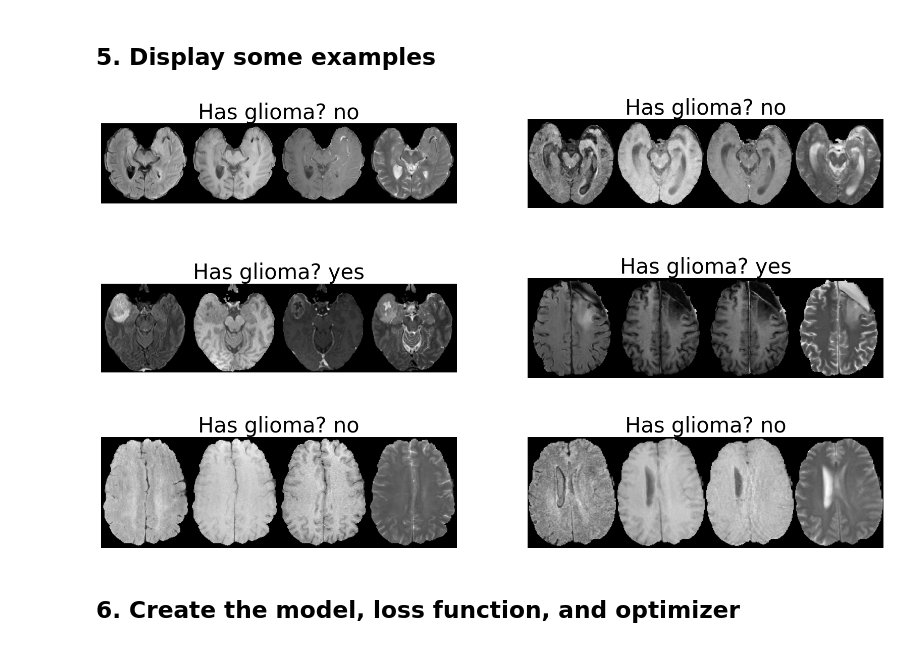
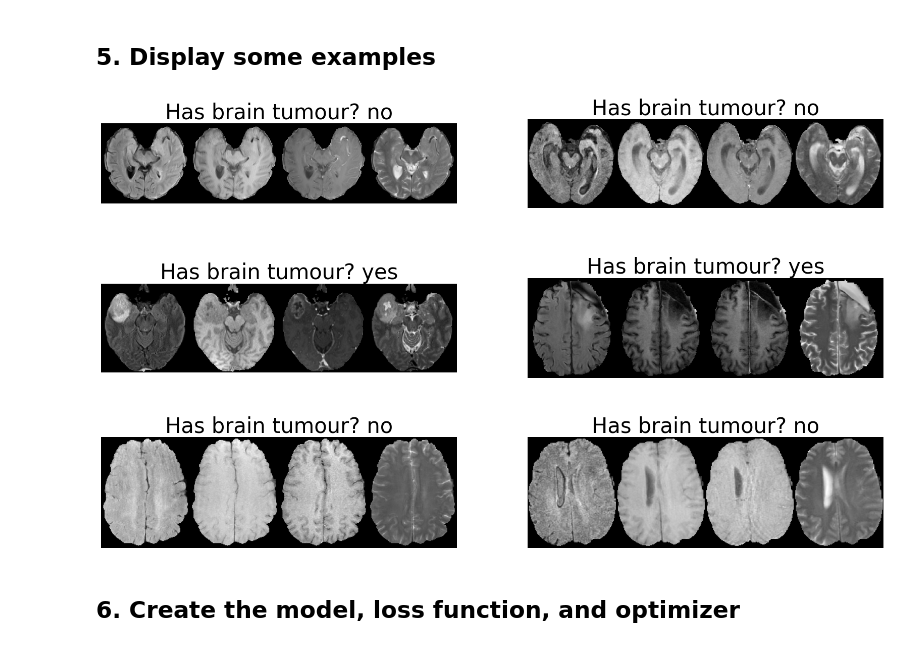
Before and after one commit to JianpanHuang/HKU_DRAD6213, a Jupyter notebook: Lecture8/mri_brain_tumour_recognition.ipynb, the cells around one changed output. Cells and saved outputs as stored; diff of their text form; code cells hidden in the pictures.

```diff
--- a/Lecture8/mri_brain_tumour_recognition.ipynb
+++ b/Lecture8/mri_brain_tumour_recognition.ipynb
@@ -193,17 +198,17 @@ val_loader = DataLoader(val_ds, batch_size=10,
 # %%
 nrow, ncol = 3, 2
 num_files = nrow * ncol
 files_to_visualize = np.random.choice(train_files, size=num_files, replace=False)
 fig, axes = plt.subplots(nrow, ncol, figsize=(20, 12), facecolor='white')
 for f, ax in zip(files_to_visualize, axes.flatten()):
     data = train_transforms(f)
     # different sequences side by side
     img = np.concatenate(list(data["image"]), axis=1)
     im_show = ax.imshow(img, cmap="gray")
-    ax.set_title(f"Has glioma? {['yes', 'no'][data['label'][0]]}",fontsize = 30)
+    ax.set_title(f"Has brain tumour? {['yes', 'no'][data['label'][0]]}",fontsize = 30)
     ax.axis("off")
 # %% [output]
-[figure, old version]
+[figure, new version]
 # %% [markdown]
 ## 6. Create the model, loss function, and optimizer
 # %%
```
Also changed, not shown: parts of 9 cells of this notebook.
